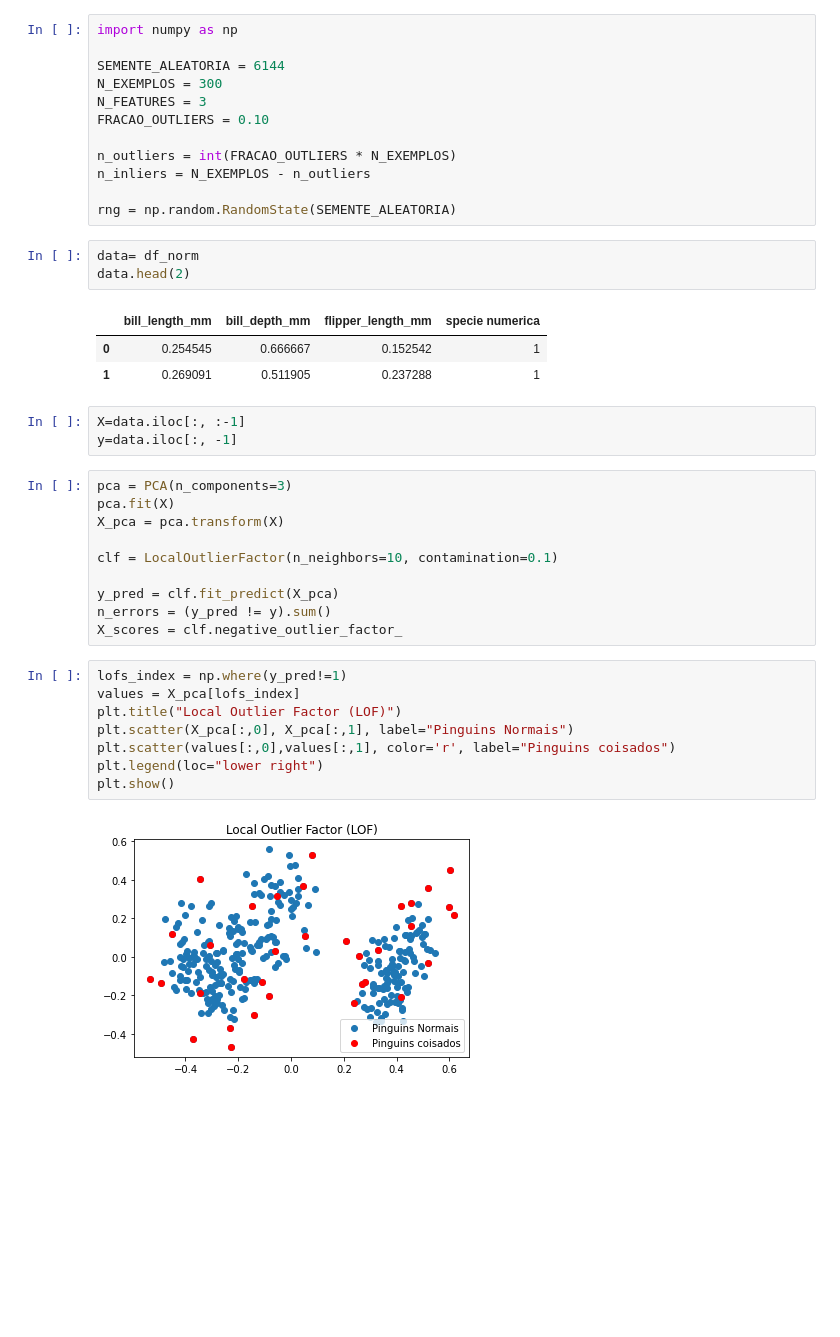
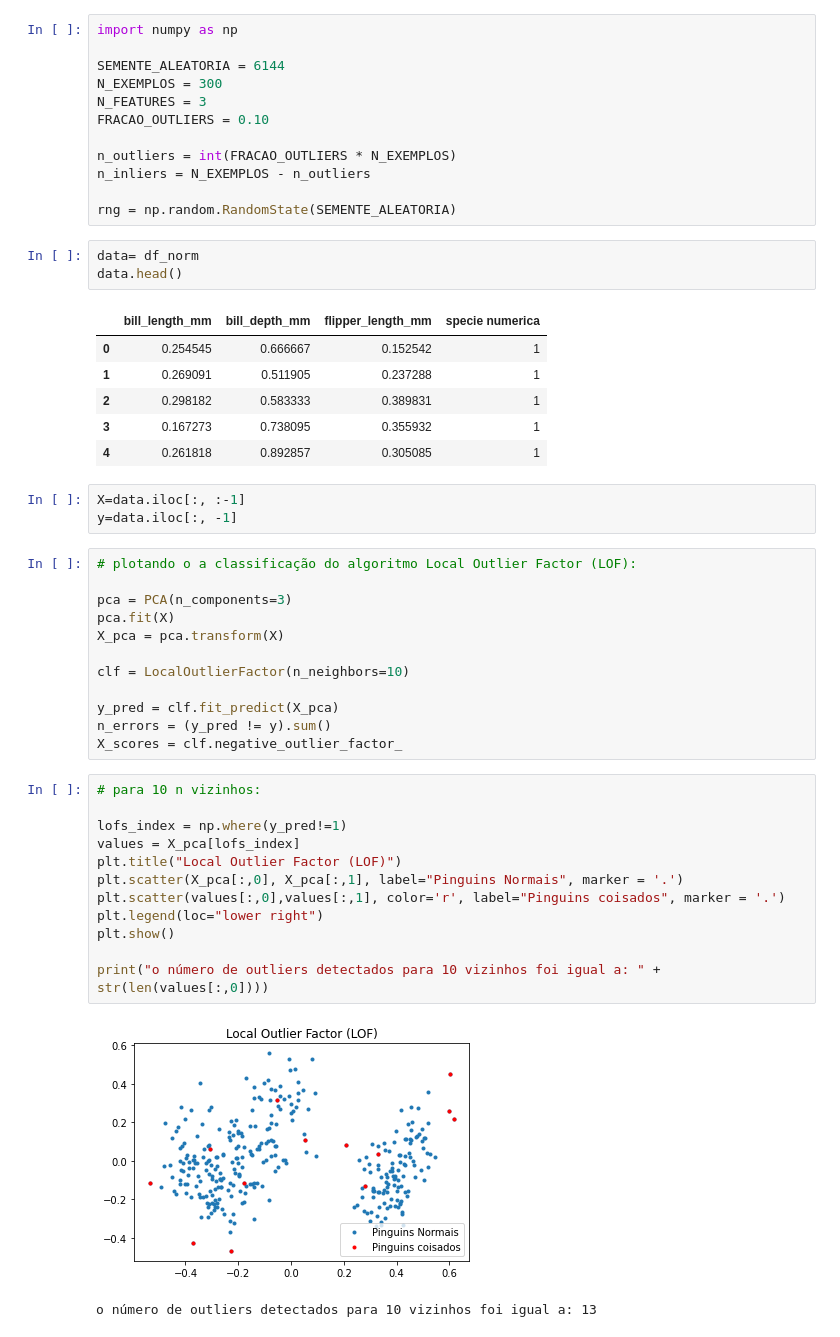
Before and after one commit to Menegau/Sonic-Hedgehog, a Jupyter notebook: Bloco 3/anomalos.ipynb, the cells around one changed output. Drawn from its saved outputs; the diff is of its cells as text; blank space fills up the shorter version.

Commit message:
Aplica o LOF para 10, 20 e 30 vizinhos e adiciona a análise

```diff
--- a/Bloco 3/anomalos.ipynb
+++ b/Bloco 3/anomalos.ipynb
@@ -80,31 +81,41 @@ n_inliers = N_EXEMPLOS - n_outliers
 rng = np.random.RandomState(SEMENTE_ALEATORIA)
 # %%
 data= df_norm
-data.head(2)
+data.head()
 # %% [output]
 |  | bill_length_mm | bill_depth_mm | flipper_length_mm | specie numerica |
 | 0 | 0.254545 | 0.666667 | 0.152542 | 1 |
 | 1 | 0.269091 | 0.511905 | 0.237288 | 1 |
+| 2 | 0.298182 | 0.583333 | 0.389831 | 1 |
+| 3 | 0.167273 | 0.738095 | 0.355932 | 1 |
+| 4 | 0.261818 | 0.892857 | 0.305085 | 1 |
 # %%
 X=data.iloc[:, :-1]
 y=data.iloc[:, -1]
 # %%
+# plotando o a classificação do algoritmo Local Outlier Factor (LOF):
+
 pca = PCA(n_components=3)
 pca.fit(X)
 X_pca = pca.transform(X)
 
-clf = LocalOutlierFactor(n_neighbors=10, contamination=0.1)
+clf = LocalOutlierFactor(n_neighbors=10)
 
 y_pred = clf.fit_predict(X_pca)
 n_errors = (y_pred != y).sum()
 X_scores = clf.negative_outlier_factor_
 # %%
+# para 10 n vizinhos:
+
 lofs_index = np.where(y_pred!=1)
 values = X_pca[lofs_index]
 plt.title("Local Outlier Factor (LOF)")
-plt.scatter(X_pca[:,0], X_pca[:,1], label="Pinguins Normais")
-plt.scatter(values[:,0],values[:,1], color='r', label="Pinguins coisados")
+plt.scatter(X_pca[:,0], X_pca[:,1], label="Pinguins Normais", marker = '.')
+plt.scatter(values[:,0],values[:,1], color='r', label="Pinguins coisados", marker = '.')
 plt.legend(loc="lower right")
 plt.show()
+
+print("o número de outliers detectados para 10 vizinhos foi igual a: " + str(len(values[:,0])))
 # %% [output]
-[figure, old version]
+[figure, new version]
+o número de outliers detectados para 10 vizinhos foi igual a: 13
```
Also changed, not shown: parts of 46 cells of this notebook.
